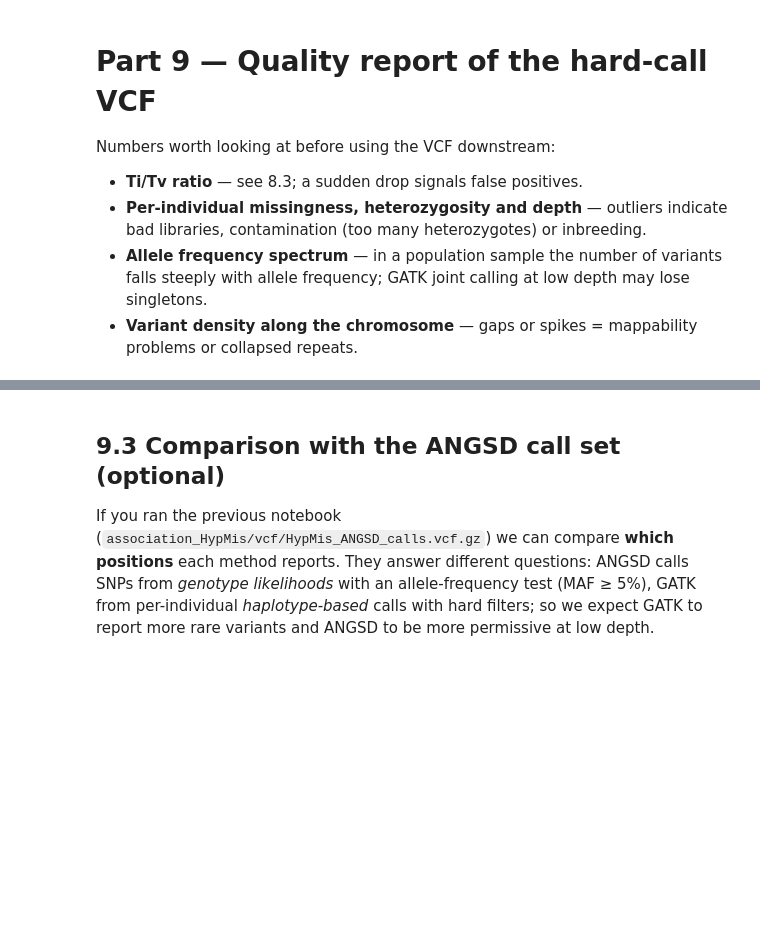
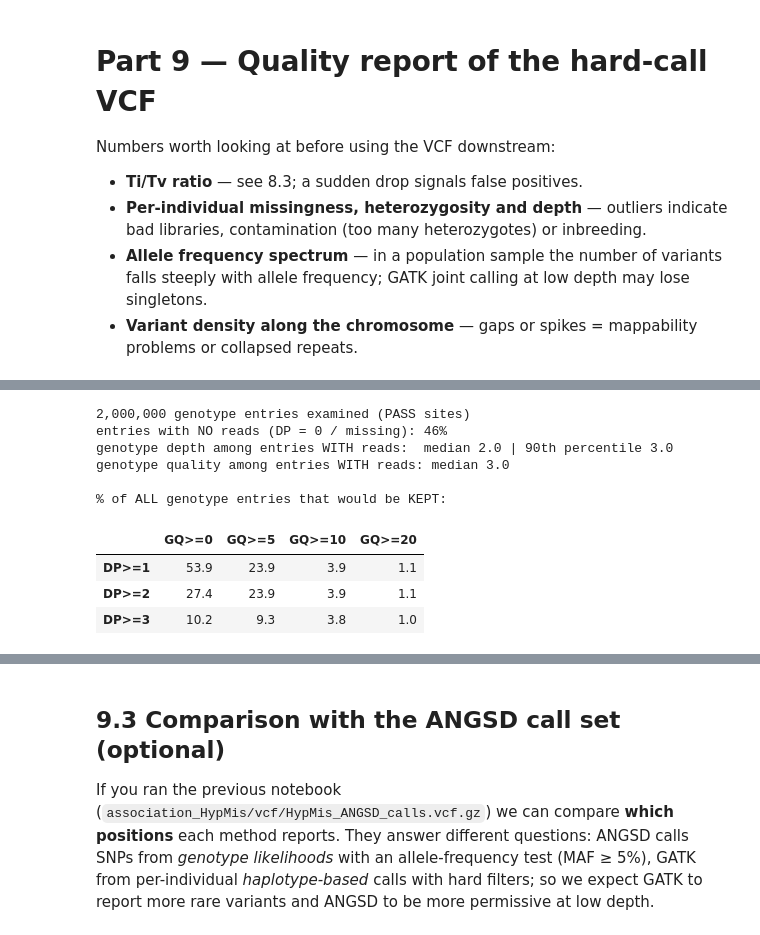
Before and after one commit to NikolayOskolkov/GWAS, a Jupyter notebook: practicals/Day3/Variant_Calling_GATK_Hypolimnas_misippus_Colab.ipynb, the cells around one changed output, grey strips where cells are left out. Drawn from its saved outputs; the diff is of its cells as text; code cells hidden in the pictures; blank space fills up the shorter version.

```diff
--- a/practicals/Day3/Variant_Calling_GATK_Hypolimnas_misippus_Colab.ipynb
+++ b/practicals/Day3/Variant_Calling_GATK_Hypolimnas_misippus_Colab.ipynb
@@ -1007,3 +1279,27 @@ Numbers worth looking at before using the VCF downstream:
+# %%
+# Genotype-level diagnostic: how much data do the individual genotypes really have?
+import io
+raw = run(f"bcftools query -i 'FILTER=\"PASS\"' -f '[%DP\\t%GQ\\n]' {SITEF} | head -n 2000000", quiet=True).stdout
+gt = pd.read_csv(io.StringIO(raw), sep="\t", header=None, names=["DP", "GQ"], na_values=["."])
+gt["DP"] = gt.DP.fillna(0); gt["GQ"] = gt.GQ.fillna(0)
+print(f"{len(gt):,} genotype entries examined (PASS sites)")
+print(f"entries with NO reads (DP = 0 / missing): {(gt.DP == 0).mean():.0%}")
+print("genotype depth among entries WITH reads:  median", gt.DP[gt.DP > 0].median(), "| 90th percentile", gt.DP[gt.DP > 0].quantile(.9))
+print("genotype quality among entries WITH reads: median", gt.GQ[gt.DP > 0].median())
+tab = pd.DataFrame({f"GQ>={q}": [100 * ((gt.DP >= d) & (gt.GQ >= q)).mean() for d in (1, 2, 3)] for q in (0, 5, 10, 20)},
+                   index=[f"DP>={d}" for d in (1, 2, 3)]).round(1)
+print("\n% of ALL genotype entries that would be KEPT:"); display(tab)
+# %% [output]
+2,000,000 genotype entries examined (PASS sites)
+entries with NO reads (DP = 0 / missing): 46%
+genotype depth among entries WITH reads:  median 2.0 | 90th percentile 3.0
+genotype quality among entries WITH reads: median 3.0
+
+% of ALL genotype entries that would be KEPT:
+|  | GQ>=0 | GQ>=5 | GQ>=10 | GQ>=20 |
+| DP>=1 | 53.9 | 23.9 | 3.9 | 1.1 |
+| DP>=2 | 27.4 | 23.9 | 3.9 | 1.1 |
+| DP>=3 | 10.2 | 9.3 | 3.8 | 1.0 |
 # %%
 # 9.1  Per-sample statistics, AFS, Ti/Tv
 st = run(f"bcftools stats -s - {SNP_VCF}", quiet=True).stdout.splitlines()
```
Also changed, not shown: parts of 33 cells of this notebook, 2 other files.
